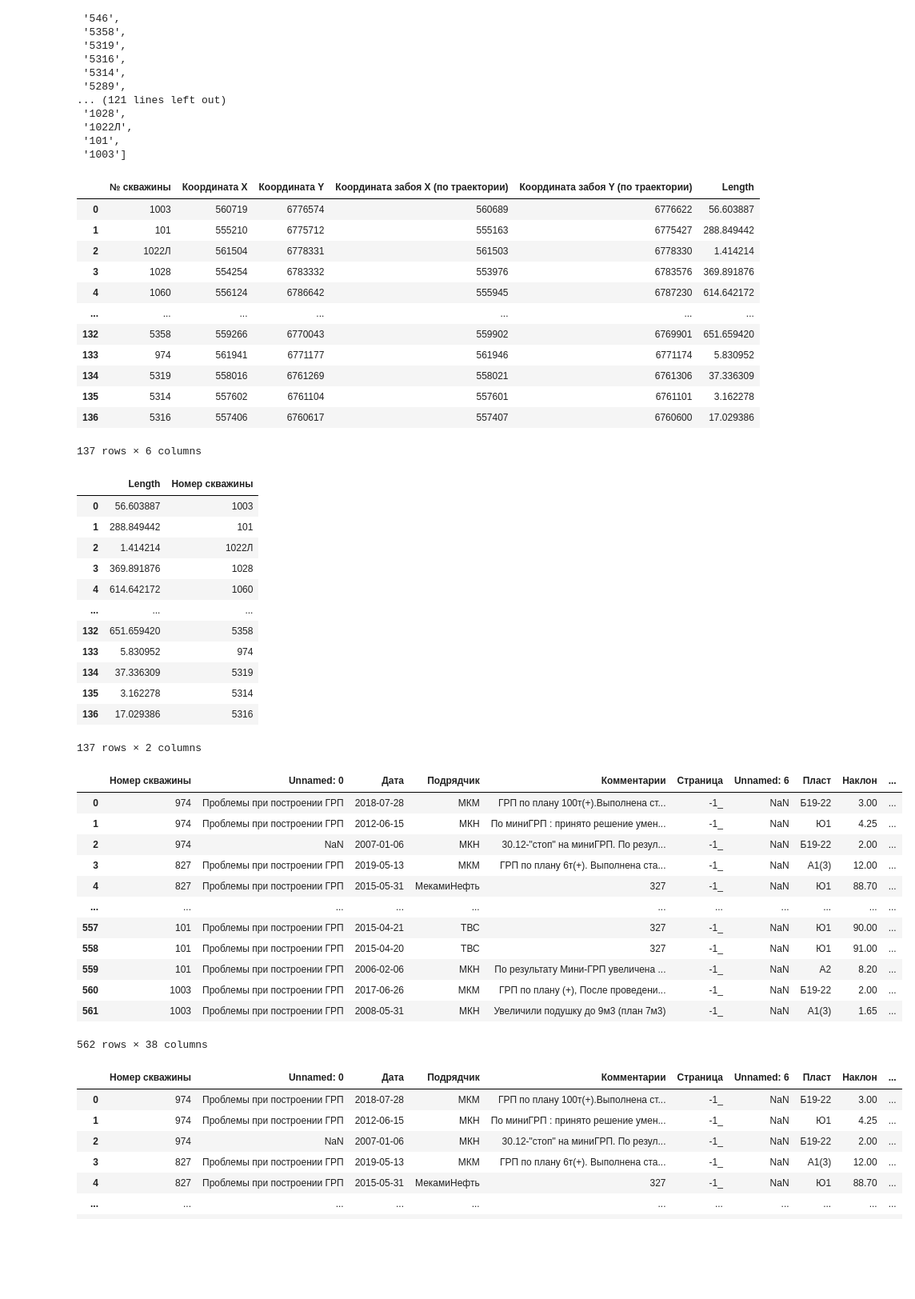
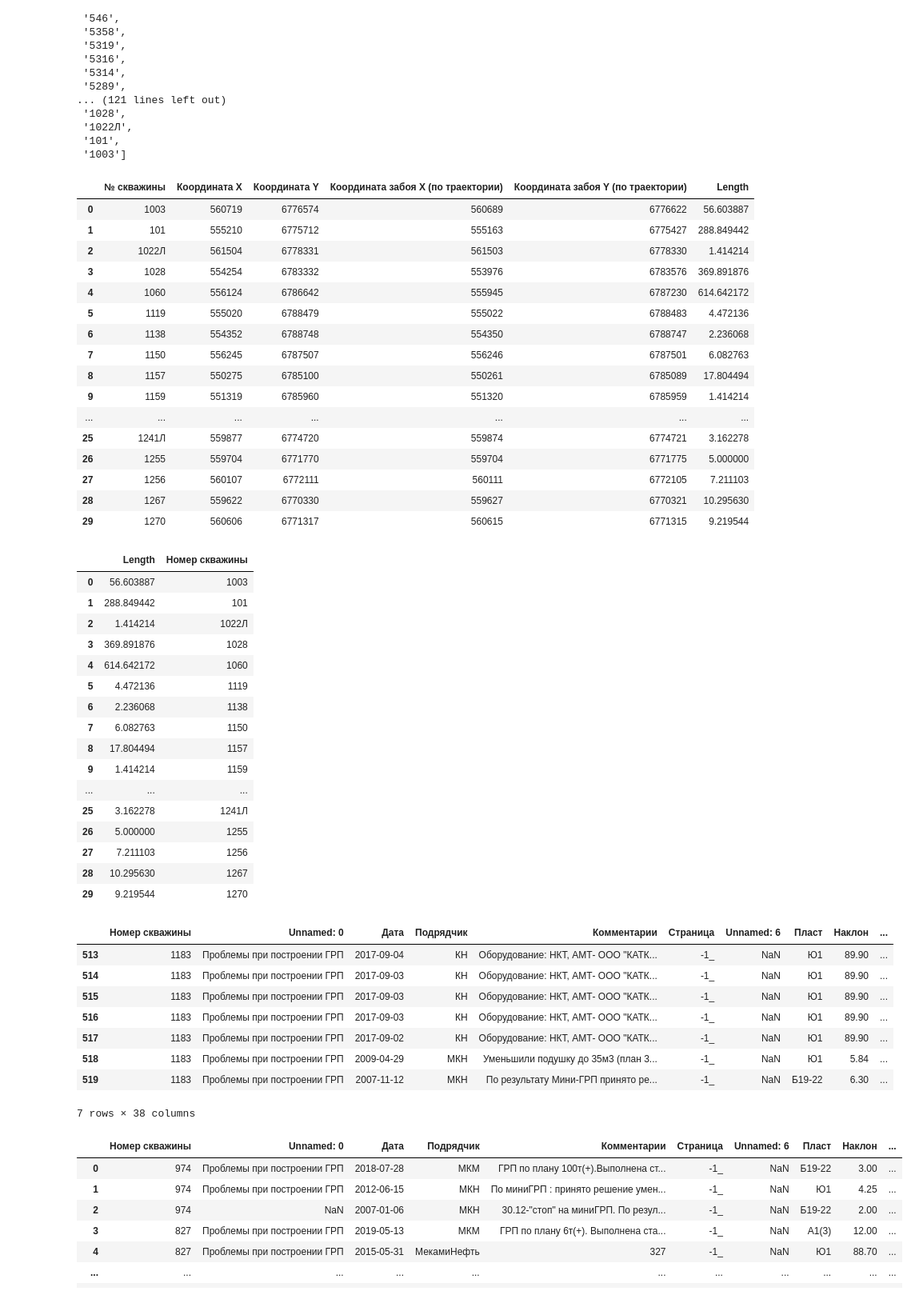
Before and after one commit to lybmvvs/appgazprom2.0, a Jupyter notebook: second app.ipynb, the cells around one changed output. Shown at 80% size. Cells and saved outputs as stored; diff of their text form; code cells hidden in the pictures; blank space fills up the shorter version.

```diff
--- a/second app.ipynb
+++ b/second app.ipynb
@@ -86,7 +97,7 @@ my_wells_no_repeat
 
 coordinates=coordinates[
     coordinates['№ скважины'].isin(my_wells_no_repeat)].reset_index(drop=True)
-coordinates
+coordinates.head(30)
 # %% [output]
 |  | № скважины | Координата X | Координата Y | Координата забоя Х (по траектории) | Координата забоя Y (по траектории) | Length |
 | 0 | 1003 | 560719 | 6776574 | 560689 | 6776622 | 56.603887 |
@@ -94,13 +105,17 @@ coordinates
 | 2 | 1022Л | 561504 | 6778331 | 561503 | 6778330 | 1.414214 |
 | 3 | 1028 | 554254 | 6783332 | 553976 | 6783576 | 369.891876 |
 | 4 | 1060 | 556124 | 6786642 | 555945 | 6787230 | 614.642172 |
+| 5 | 1119 | 555020 | 6788479 | 555022 | 6788483 | 4.472136 |
+| 6 | 1138 | 554352 | 6788748 | 554350 | 6788747 | 2.236068 |
+| 7 | 1150 | 556245 | 6787507 | 556246 | 6787501 | 6.082763 |
+| 8 | 1157 | 550275 | 6785100 | 550261 | 6785089 | 17.804494 |
+| 9 | 1159 | 551319 | 6785960 | 551320 | 6785959 | 1.414214 |
 | ... | ... | ... | ... | ... | ... | ... |
-| 132 | 5358 | 559266 | 6770043 | 559902 | 6769901 | 651.659420 |
-| 133 | 974 | 561941 | 6771177 | 561946 | 6771174 | 5.830952 |
-| 134 | 5319 | 558016 | 6761269 | 558021 | 6761306 | 37.336309 |
-| 135 | 5314 | 557602 | 6761104 | 557601 | 6761101 | 3.162278 |
-| 136 | 5316 | 557406 | 6760617 | 557407 | 6760600 | 17.029386 |
+| 25 | 1241Л | 559877 | 6774720 | 559874 | 6774721 | 3.162278 |
+| 26 | 1255 | 559704 | 6771770 | 559704 | 6771775 | 5.000000 |
+| 27 | 1256 | 560107 | 6772111 | 560111 | 6772105 | 7.211103 |
+| 28 | 1267 | 559622 | 6770330 | 559627 | 6770321 | 10.295630 |
+| 29 | 1270 | 560606 | 6771317 | 560615 | 6771315 | 9.219544 |
-137 rows × 6 columns
 # %%
 
 coordinates=coordinates.drop(['Координата X','Координата Y','Координата забоя Х (по траектории)','Координата забоя Y (по траектории)'],axis=1)
@@ -108,7 +123,7 @@ new=coordinates['№ скважины'].tolist()
 coordinates['Номер скважины']=new
 coordinates=coordinates.drop(['№ скважины'],axis=1)
 
-coordinates
+coordinates.head(30)
 # %% [output]
 |  | Length | Номер скважины |
 | 0 | 56.603887 | 1003 |
@@ -116,34 +131,35 @@ coordinates
 | 2 | 1.414214 | 1022Л |
 | 3 | 369.891876 | 1028 |
 | 4 | 614.642172 | 1060 |
+| 5 | 4.472136 | 1119 |
+| 6 | 2.236068 | 1138 |
+| 7 | 6.082763 | 1150 |
+| 8 | 17.804494 | 1157 |
+| 9 | 1.414214 | 1159 |
 | ... | ... | ... |
-| 132 | 651.659420 | 5358 |
-| 133 | 5.830952 | 974 |
-| 134 | 37.336309 | 5319 |
-| 135 | 3.162278 | 5314 |
-| 136 | 17.029386 | 5316 |
+| 25 | 3.162278 | 1241Л |
+| 26 | 5.000000 | 1255 |
+| 27 | 7.211103 | 1256 |
+| 28 | 10.295630 | 1267 |
+| 29 | 9.219544 | 1270 |
-137 rows × 2 columns
 # %%
 final = grp.merge(coordinates, on='Номер скважины')
 final['Длиина ГС, м'] = final.apply(
     lambda x:
     x['Length'] if x['Наклон']>=70
     else 0, axis=1)
-final
+
+final.loc[final['Номер скважины'] == '1183']
 # %% [output]
 |  | Номер скважины | Unnamed: 0 | Дата | Подрядчик | Комментарии | Страница | Unnamed: 6 | Пласт | Наклон | ... |
-| 0 | 974 | Проблемы при построении ГРП | 2018-07-28 | МКМ | ГРП по плану 100т(+).Выполнена ст... | -1_ | NaN | Б19-22 | 3.00 | ... |
-| 1 | 974 | Проблемы при построении ГРП | 2012-06-15 | МКН | По миниГРП : принято решение умен... | -1_ | NaN | Ю1 | 4.25 | ... |
-| 2 | 974 | NaN | 2007-01-06 | МКН | 30.12-"стоп" на миниГРП. По резул... | -1_ | NaN | Б19-22 | 2.00 | ... |
-| 3 | 827 | Проблемы при построении ГРП | 2019-05-13 | МКМ | ГРП по плану 6т(+). Выполнена ста... | -1_ | NaN | А1(3) | 12.00 | ... |
-| 4 | 827 | Проблемы при построении ГРП | 2015-05-31 | МекамиНефть | 327 | -1_ | NaN | Ю1 | 88.70 | ... |
-| ... | ... | ... | ... | ... | ... | ... | ... | ... | ... | ... |
-| 557 | 101 | Проблемы при построении ГРП | 2015-04-21 | ТВС | 327 | -1_ | NaN | Ю1 | 90.00 | ... |
-| 558 | 101 | Проблемы при построении ГРП | 2015-04-20 | ТВС | 327 | -1_ | NaN | Ю1 | 91.00 | ... |
-| 559 | 101 | Проблемы при построении ГРП | 2006-02-06 | МКН | По результату Мини-ГРП увеличена ... | -1_ | NaN | А2 | 8.20 | ... |
-| 560 | 1003 | Проблемы при построении ГРП | 2017-06-26 | МКМ | ГРП по плану (+), После проведени... | -1_ | NaN | Б19-22 | 2.00 | ... |
-| 561 | 1003 | Проблемы при построении ГРП | 2008-05-31 | МКН | Увеличили подушку до 9м3 (план 7м3) | -1_ | NaN | А1(3) | 1.65 | ... |
+| 513 | 1183 | Проблемы при построении ГРП | 2017-09-04 | КН | Оборудование: НКТ, АМТ- ООО "КАТК... | -1_ | NaN | Ю1 | 89.90 | ... |
+| 514 | 1183 | Проблемы при построении ГРП | 2017-09-03 | КН | Оборудование: НКТ, АМТ- ООО "КАТК... | -1_ | NaN | Ю1 | 89.90 | ... |
+| 515 | 1183 | Проблемы при построении ГРП | 2017-09-03 | КН | Оборудование: НКТ, АМТ- ООО "КАТК... | -1_ | NaN | Ю1 | 89.90 | ... |
+| 516 | 1183 | Проблемы при построении ГРП | 2017-09-03 | КН | Оборудование: НКТ, АМТ- ООО "КАТК... | -1_ | NaN | Ю1 | 89.90 | ... |
+| 517 | 1183 | Проблемы при построении ГРП | 2017-09-02 | КН | Оборудование: НКТ, АМТ- ООО "КАТК... | -1_ | NaN | Ю1 | 89.90 | ... |
+| 518 | 1183 | Проблемы при построении ГРП | 2009-04-29 | МКН | Уменьшили подушку до 35м3 (план 3... | -1_ | NaN | Ю1 | 5.84 | ... |
+| 519 | 1183 | Проблемы при построении ГРП | 2007-11-12 | МКН | По результату Мини-ГРП принято ре... | -1_ | NaN | Б19-22 | 6.30 | ... |
-562 rows × 38 columns
+7 rows × 38 columns
 # %%
 #final=final.drop(['Наклон','Length'],axis=1)
 final_number = final.groupby('Номер скважины').agg(
```
Also changed, not shown: parts of 26 cells of this notebook, 1 other file.
